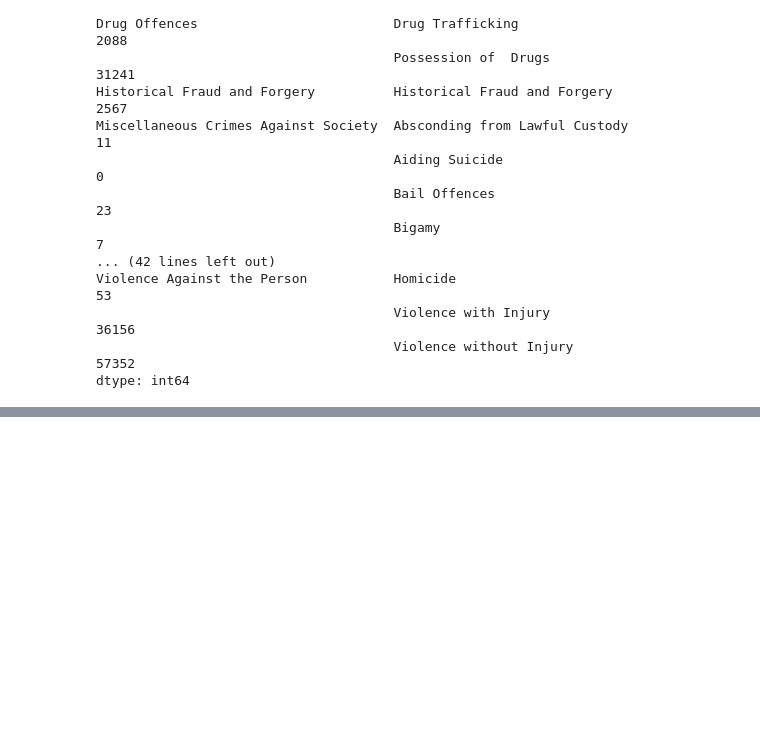
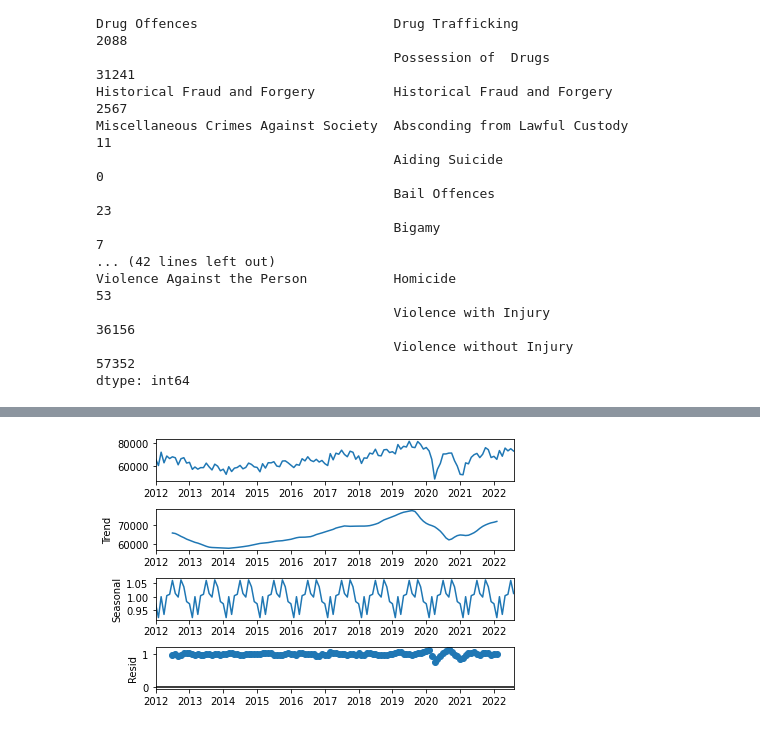
Before and after one commit to JamieW365/london_crime, a Jupyter notebook: london_crime.ipynb, the cells around one changed output, grey strips where cells are left out. Saved outputs shown, nothing was run; the diff lists cells and outputs as text; code cells hidden in the pictures; blank space fills up the shorter version.

Commit message:
seasonal decompositions

```diff
--- a/london_crime.ipynb
+++ b/london_crime.ipynb
@@ -100,0 +126,5 @@ dtype: int64
+# %%
+decompose_result = seasonal_decompose(df_offs_pivot_transpose.sum(axis=1), model='multiplicative')
+decompose_result.plot();
+# %% [output]
+[figure, added]
```
Also changed, not shown: parts of 10 cells of this notebook.
